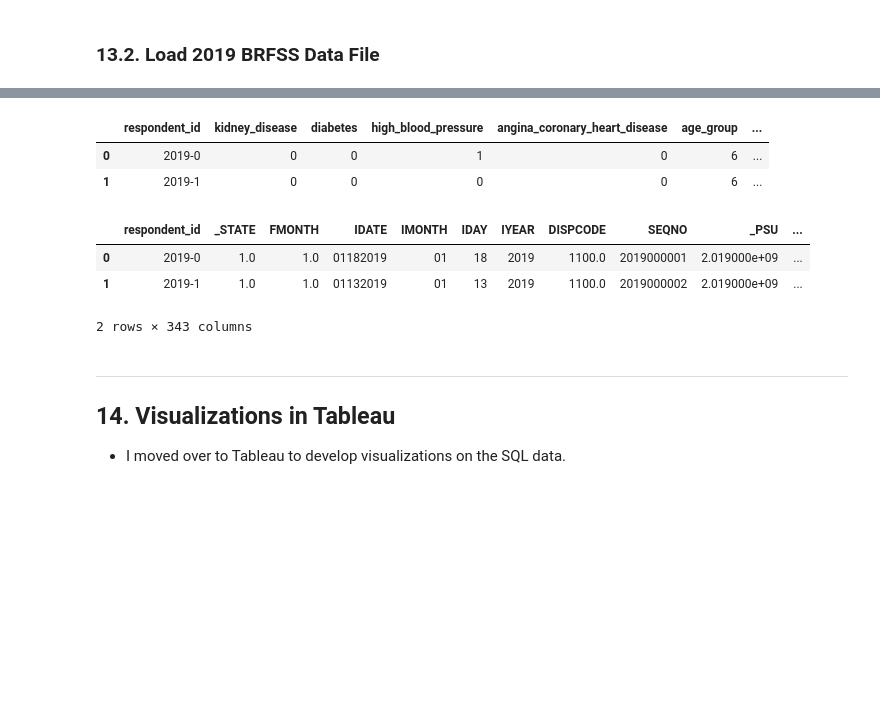
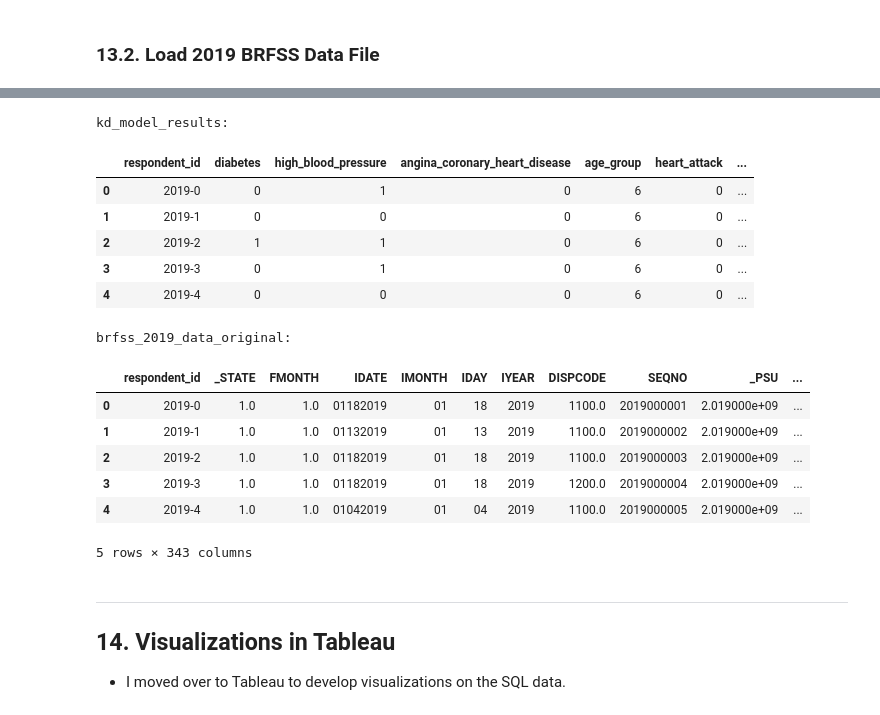
Before and after one commit to mandi1120/kidney_disease_prediction, a Jupyter notebook: Capstone.ipynb, the cells around one changed output, grey strips where cells are left out. Cells and saved outputs as stored; diff of their text form; code cells hidden in the pictures; blank space fills up the shorter version.

```diff
--- a/Capstone.ipynb
+++ b/Capstone.ipynb
@@ -993,20 +982,30 @@ Data loaded in 0:01:19.849444
 conn.close()
 cur.close()
 # %%
-# execute a sql query
-data = pd.read_sql_query("""select * from kd_model_results limit 2;""", engine)
+# execute a sql query on the tables
+print("kd_model_results:")
+data = pd.read_sql_query("""select * from kd_model_results limit 5;""", engine)
 display(data)
 
-data = pd.read_sql_query("""select * from brfss_2019_data_original limit 2;""", engine)
+print("brfss_2019_data_original:")
+data = pd.read_sql_query("""select * from brfss_2019_data_original limit 5;""", engine)
 display(data)
 # %% [output]
+kd_model_results:
-|  | respondent_id | kidney_disease | diabetes | high_blood_pressure | angina_coronary_heart_disease | age_group | ... |
-| 0 | 2019-0 | 0 | 0 | 1 | 0 | 6 | ... |
-| 1 | 2019-1 | 0 | 0 | 0 | 0 | 6 | ... |
+|  | respondent_id | diabetes | high_blood_pressure | angina_coronary_heart_disease | age_group | heart_attack | ... |
+| 0 | 2019-0 | 0 | 1 | 0 | 6 | 0 | ... |
+| 1 | 2019-1 | 0 | 0 | 0 | 6 | 0 | ... |
+| 2 | 2019-2 | 1 | 1 | 0 | 6 | 0 | ... |
+| 3 | 2019-3 | 0 | 1 | 0 | 6 | 0 | ... |
+| 4 | 2019-4 | 0 | 0 | 0 | 6 | 0 | ... |
+brfss_2019_data_original:
 |  | respondent_id | _STATE | FMONTH | IDATE | IMONTH | IDAY | IYEAR | DISPCODE | SEQNO | _PSU | ... |
 | 0 | 2019-0 | 1.0 | 1.0 | 01182019 | 01 | 18 | 2019 | 1100.0 | 2019000001 | 2.019000e+09 | ... |
 | 1 | 2019-1 | 1.0 | 1.0 | 01132019 | 01 | 13 | 2019 | 1100.0 | 2019000002 | 2.019000e+09 | ... |
+| 2 | 2019-2 | 1.0 | 1.0 | 01182019 | 01 | 18 | 2019 | 1100.0 | 2019000003 | 2.019000e+09 | ... |
+| 3 | 2019-3 | 1.0 | 1.0 | 01182019 | 01 | 18 | 2019 | 1200.0 | 2019000004 | 2.019000e+09 | ... |
+| 4 | 2019-4 | 1.0 | 1.0 | 01042019 | 01 | 04 | 2019 | 1100.0 | 2019000005 | 2.019000e+09 | ... |
-2 rows × 343 columns
+5 rows × 343 columns
 # %% [markdown]
 ---
 ## 14. Visualizations in Tableau
```
Also changed, not shown: parts of 9 cells of this notebook.
